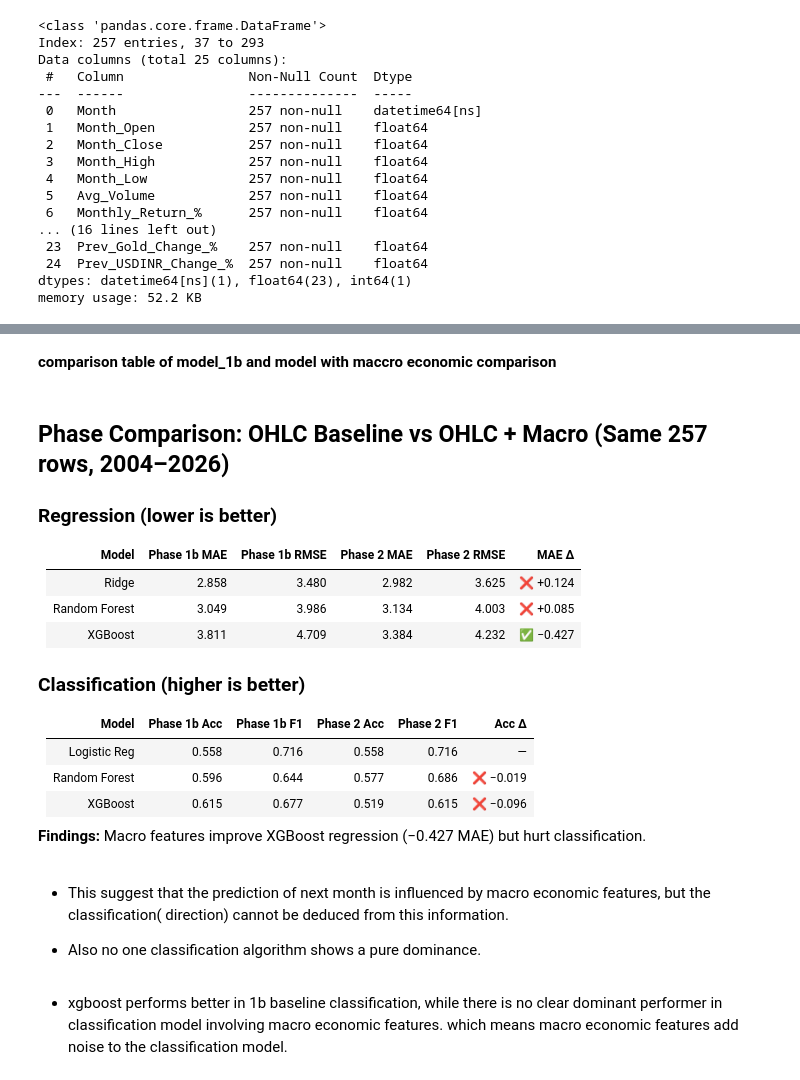
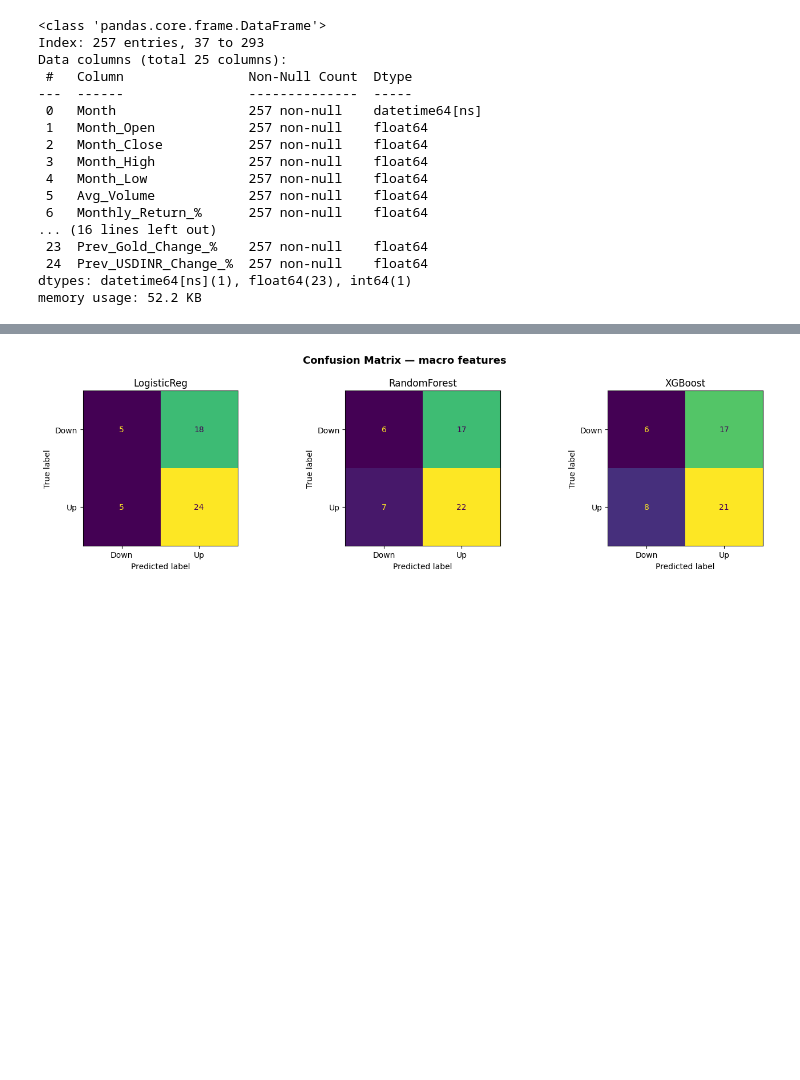
Before and after one commit to aparna-2001/nifty50-stock-price-forecasting, a Jupyter notebook: Copy_of_nifty50_monthly_eda_prediction_ipynb.ipynb, the cells around one changed output, grey strips where cells are left out. Saved outputs shown, nothing was run; the diff lists cells and outputs as text; code cells hidden in the pictures; blank space fills up the shorter version.

```diff
--- a/Copy_of_nifty50_monthly_eda_prediction_ipynb.ipynb
+++ b/Copy_of_nifty50_monthly_eda_prediction_ipynb.ipynb
@@ -692,68 +663,16 @@ models_clf_1b = {
-# %%
-print("=== REGRESSION 1b ===")
-for name, model in models_reg_1b.items():
-    model.fit(X_train_1b, y_reg_train_1b)
-    pred_1b_reg = model.predict(X_test_1b)
-    print(f"{name:15} MAE: {mean_absolute_error(y_reg_test_1b, pred_1b_reg):.3f}  RMSE: {root_mean_squared_error(y_reg_test_1b, pred_1b_reg):.3f}")
-
-print("\n=== CLASSIFICATION  1b ===")
-for name, model in models_clf_1b.items():
-    model.fit(X_train_1b, y_clf_train_1b)
-    pred_1b_cl = model.predict(X_test_1b)
-    print(f"{name:15} Accuracy: {accuracy_score(y_clf_test_1b, pred_1b_cl):.3f}  F1: {f1_score(y_clf_test_1b, pred_1b_cl):.3f}")
-# %%
-
-
-models_clf_1b_extended = {
-    'LogisticReg':    LogisticRegression(),
-    'RandomForest':   RandomForestClassifier(n_estimators=100, random_state=42),
-    'XGBoost':        XGBClassifier(n_estimators=100, random_state=42),
-    'SVM':            SVC(),
-    'KNN':            KNeighborsClassifier(),
-    'DecisionTree':   DecisionTreeClassifier(random_state=42),
-    'NaiveBayes':     GaussianNB()
-}
-
-print("=== CLASSIFICATION 1b (Extended) ===")
-for name, model in models_clf_1b_extended.items():
-    model.fit(X_train_1b, y_clf_train_1b)
-    pred = model.predict(X_test_1b)
-    print(f"{name:15} Accuracy: {accuracy_score(y_clf_test_1b, pred):.3f}  F1: {f1_score(y_clf_test_1b, pred):.3f}")
 # %%
 
 
 fig, axes = plt.subplots(1, 3, figsize=(14, 4))
 
-for ax, (name, model) in zip(axes, models_clf_1b.items()):
-    pred_1b_cl = model.predict(X_test_1b)  # use pred_1b_cl consistently
-    cm_1b = confusion_matrix(y_clf_test_1b, pred_1b_cl)
-    ConfusionMatrixDisplay(cm_1b, display_labels=['Down', 'Up']).plot(ax=ax, colorbar=False)
+for ax, (name, model) in zip(axes, models_clf.items()):
+    pred = model.predict(X_clf_test_v2)
+    cm = confusion_matrix(y_clf_test_v2, pred)
+    ConfusionMatrixDisplay(cm, display_labels=['Down', 'Up']).plot(ax=ax, colorbar=False)
     ax.set_title(f'{name}')
 
-plt.suptitle('Confusion Matrix — OHLC Baseline', fontsize=13, fontweight='bold')
+plt.suptitle('Confusion Matrix — macro features', fontsize=13, fontweight='bold')
 plt.tight_layout()
 plt.show()
+# %% [output]
+[figure, added]
-# %% [markdown]
-**comparison table of model_1b and model with maccro economic comparison**
-# %% [markdown]
-## Phase Comparison: OHLC Baseline vs OHLC + Macro (Same 257 rows, 2004–2026)
-
-### Regression (lower is better)
-| Model | Phase 1b MAE | Phase 1b RMSE | Phase 2 MAE | Phase 2 RMSE | MAE Δ |
-|---|---|---|---|---|---|
-| Ridge | 2.858 | 3.480 | 2.982 | 3.625 | ❌ +0.124 |
-| Random Forest | 3.049 | 3.986 | 3.134 | 4.003 | ❌ +0.085 |
-| XGBoost | 3.811 | 4.709 | 3.384 | 4.232 | ✅ −0.427 |
-
-### Classification (higher is better)
-| Model | Phase 1b Acc | Phase 1b F1 | Phase 2 Acc | Phase 2 F1 | Acc Δ |
-|---|---|---|---|---|---|
-| Logistic Reg | 0.558 | 0.716 | 0.558 | 0.716 | — |
-| Random Forest | 0.596 | 0.644 | 0.577 | 0.686 | ❌ −0.019 |
-| XGBoost | 0.615 | 0.677 | 0.519 | 0.615 | ❌ −0.096 |
-
-**Findings:** Macro features improve XGBoost regression (−0.427 MAE) but hurt classification.
-# %% [markdown]
-* This suggest that the prediction of next month is influenced by macro economic features, but the classification( direction) cannot be deduced from this information.
-
-* Also no one classification algorithm shows a pure dominance.
@@ -776,2 +678,0 @@ for name, model in models_clf_v2_extended.items():
-# %% [markdown]
-* xgboost performs better in 1b baseline classification, while there is no clear dominant performer in classification model involving macro economic features. which means macro economic features add noise to the classification model.
```
Also changed, not shown: parts of 30 cells of this notebook.
